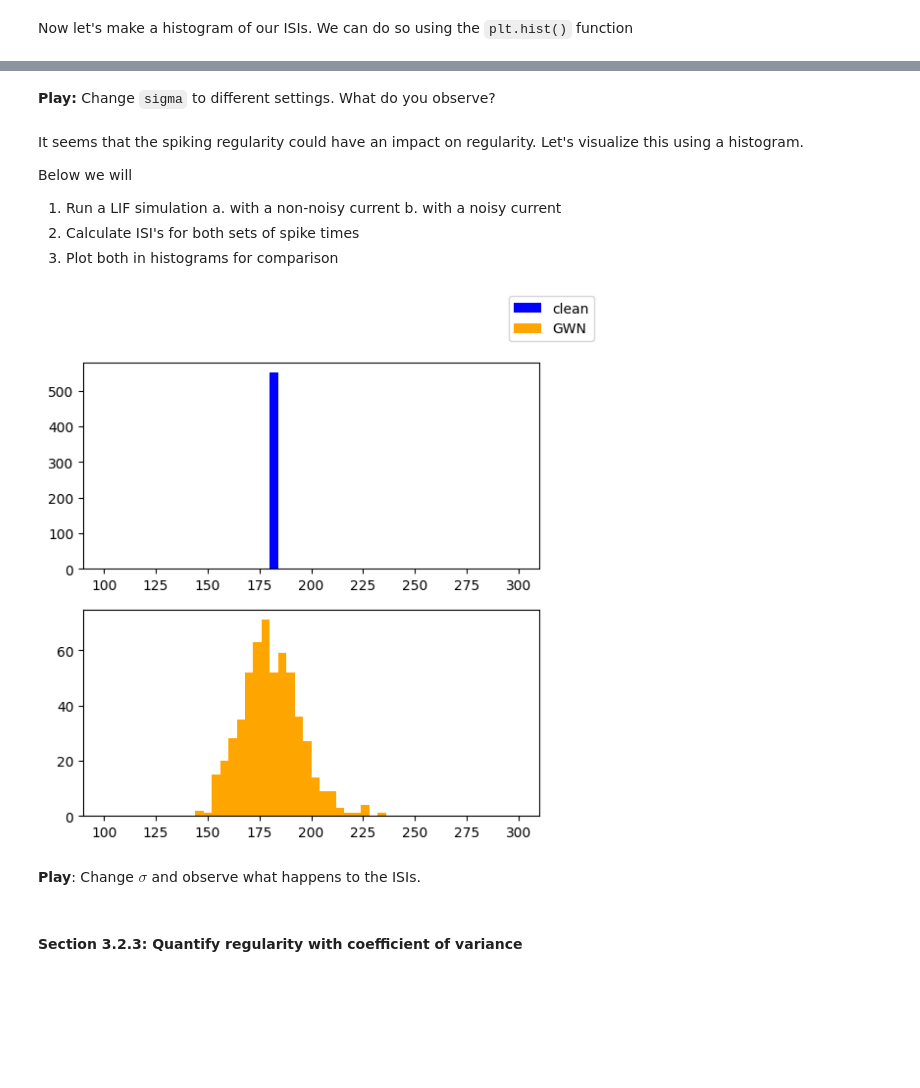
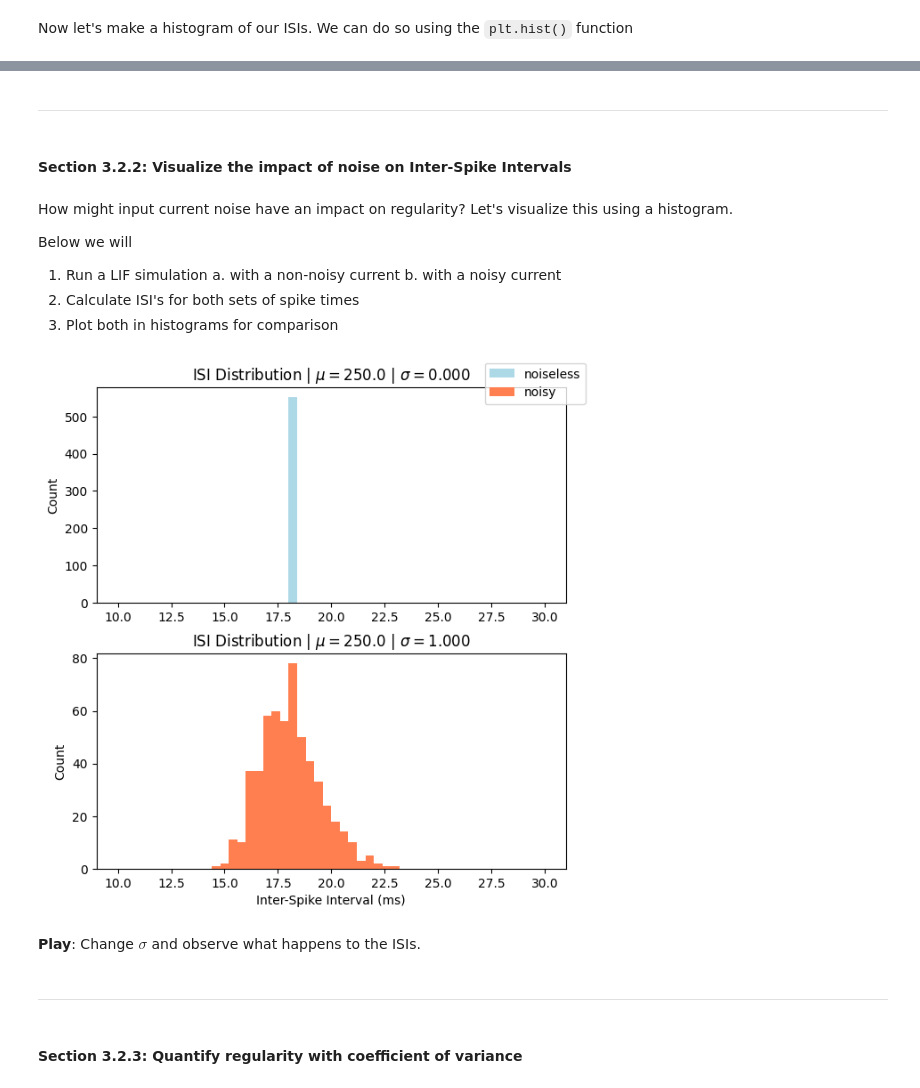
Before and after one commit to ilennaj/neuron_model_tutorial, a Jupyter notebook: notebooks/02_lif_tutorial.ipynb, the cells around one changed output, grey strips where cells are left out. Saved outputs shown, nothing was run; the diff lists cells and outputs as text; code cells hidden in the pictures; blank space fills up the shorter version.

```diff
--- a/notebooks/02_lif_tutorial.ipynb
+++ b/notebooks/02_lif_tutorial.ipynb
@@ -241,17 +293,15 @@ Below we will define `simulate_LIF()` and add other important features to the si
 # %%
 def simulate_LIF(params, I_inj): # Possibly make this into a helper function
-    """Compute solution of the differential equation xdot=a*x with
-    initial condition x0 for a duration T. Use time step dt for numerical
+    """Compute solution of the LIF model with
+    initial condition V_0 for a duration T. Use time step dt for numerical
     solution.
 
     Args:
-    a (scalar): parameter of xdot (xdot=a*x)
-    x0 (scalar): initial condition (x at time 0)
-    dt (scalar): timestep of the simulation
-    T (scalar): total duration of the simulation
+    params (dict): parameters for proto-LIF model
+    I_inj (scalar): injected external input current
 
     Returns:
-    ndarray, ndarray: `x` for all simulation steps and the time `t` at each step
+    ndarray, ndarray: `V` for all simulation steps and the time `t` at each step
     """
 
     # Initialize parameters
@@ -261,7 +311,6 @@ def simulate_LIF(params, I_inj): # Possibly make this into a helper function
     C_m = params['C_m']
     dt  = params['dt']
     T   = params['T']
-
     V_th = params['V_th']
     V_reset = params['V_reset']
     tau_m = params['tau_m']
@@ -287,16 +336,13 @@ def simulate_LIF(params, I_inj): # Possibly make this into a helper function
             V[k-1] = V_reset  # reset voltage
             tr = tref / dt  # set refractory time
 
-        # for each point in time, compute xdot from x[k-1]
+        # for each point in time, compute dvdt from x[k-1]
         dvdt = dvdt_LIF(g_L, E_L, tau_m, I_inj[k-1], V[k-1])
 
-        # Update x based on x[k-1] and xdot
+        # Update x based on x[k-1] and dvdt
         V[k] = V[k-1] + dvdt*dt
 
     return V, t, rec_spikes
-
-def dvdt_LIF(g_L, E_L, tau_m, I_ext, V_val):
-    return((1/tau_m) * (-(V_val - E_L) + I_ext/g_L))
 # %% [markdown]
 **Visualize:** Let's now initialize our parameters, simulate $V(t)$ over time, and plot the simulation.
 # %%
@@ -547,7 +747,9 @@ ax[1].plot(t, solution)
-# %% [markdown]
-**Play:** Change `sigma` to different settings. What do you observe?
+# %% [markdown]
+---
+# %% [markdown]
+#### Section 3.2.2: Visualize the impact of noise on Inter-Spike Intervals
 # %% [markdown]
-It seems that the spiking regularity could have an impact on regularity. Let's visualize this using a histogram.
+How might input current noise have an impact on regularity? Let's visualize this using a histogram.
 
 Below we will
 1. Run a LIF simulation
@@ -558,45 +760,63 @@ Below we will
 # %%
 # Run LIF simulations for noisy and non-noisy currents
 
 # Initialize parameters
 params = default_params()
 params['T'] = 10000
 
 # Choose current input settings
 I_ext = 250 # pA
 
 mu = I_ext
-sigma = 1
+sigma_noiseless = 0
+sigma_noisy = 1
 
-I_ext_GWN, t = my_GWN(params, mu, sigma)
+# Initialize Current Input
+I_ext_noiseless, t = my_GWN(params, mu, sigma_noiseless)
+I_ext_noisy, t = my_GWN(params, mu, sigma_noisy)
 
 
-
-# Run simulations
+### Run simulations ###
 
 # Non-noisy current simulation
-solution_clean, t, spike_times_clean = simulate_LIF(params, I_ext)
+solution_noiseless, t, spike_times_noiseless = simulate_LIF(params, I_ext_noiseless)
 
 # Noisy current simulation
-solution_GWN, t, spike_times_GWN = simulate_LIF(params, I_ext_GWN)
+solution_noisy, t, spike_times_noisy = simulate_LIF(params, I_ext_noisy)
+
+# Convert spike times to milliseconds
+spike_times_noiseless_ms = np.array(spike_times_noiseless) * params['dt']
+spike_times_noisy_ms = np.array(spike_times_noisy) * params['dt']
 
 ## Calculate ISIs
+ISI_noiseless = np.diff(spike_times_noiseless_ms)
+ISI_noisy = np.diff(spike_times_noisy_ms)
 
-ISI_clean = np.diff(spike_times_clean)
-ISI_GWN = np.diff(spike_times_GWN)
 
-## Plot Histograms
+### Plot Histograms ###
+
+# Initialize histogram plotting parameters
 bins = 50
-ISI_range = (100, 300)
+ISI_range = (10, 30)
+
+# Plot histogram
 fig, ax = plt.subplots(2,1, figsize=(6,6), facecolor='white')
-ax[0].hist(ISI_clean, bins=bins, range=ISI_range, label='clean', color='blue')
-ax[1].hist(ISI_GWN, bins=bins, range=ISI_range, label='GWN', color='orange')
+fig.tight_layout(h_pad=2)
+ax[0].hist(ISI_noiseless, bins=bins, range=ISI_range, label='noiseless', color='lightblue')
+ax[1].hist(ISI_noisy, bins=bins, range=ISI_range, label='noisy', color='coral')
+ax[1].set_xlabel('Inter-Spike Interval (ms)')
+ax[0].set_ylabel('Count')
+ax[1].set_ylabel('Count')
+ax[0].set_title(r'ISI Distribution | $\mu=%.1f$ | $\sigma=%.3f$' % (mu, sigma_noiseless))
+ax[1].set_title(r'ISI Distribution | $\mu=%.1f$ | $\sigma=%.3f$' % (mu, sigma_noisy))
 fig.legend()
 plt.show()
 # %% [output]
-[figure, old version]
+[figure, new version]
 # %% [markdown]
 **Play**: Change $\sigma$ and observe what happens to the ISIs.
+# %% [markdown]
+---
 # %% [markdown]
 #### Section 3.2.3: Quantify regularity with coefficient of variance
 # %% [markdown]
```
Also changed, not shown: parts of 86 cells of this notebook, 1 other file.
